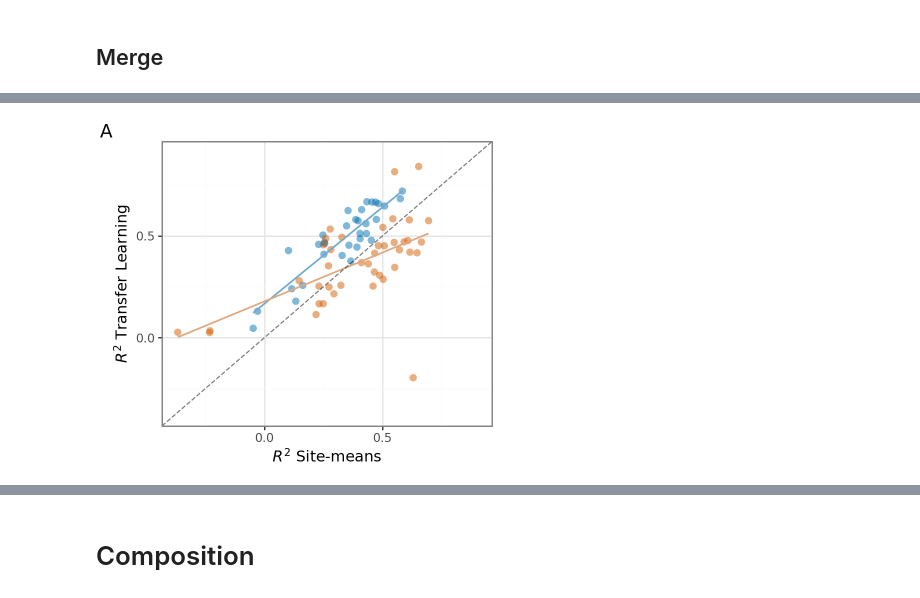
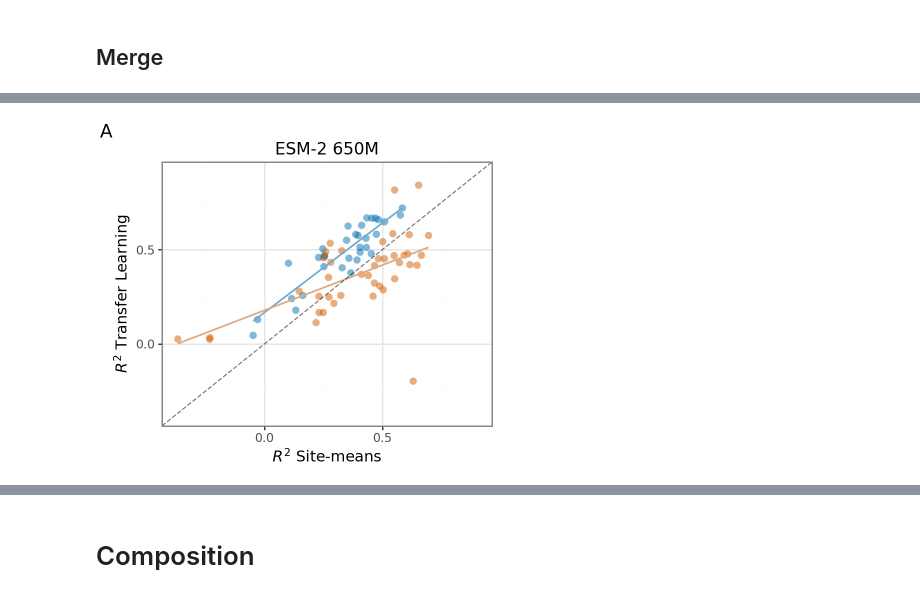
Before and after one commit to ziul-bio/DMS-SiteEffect-PLM, a Jupyter notebook: notebooks/regression.ipynb, the cells around one changed output, grey strips where cells are left out. Cells and saved outputs as stored; diff of their text form; code cells hidden in the pictures.

```diff
--- a/notebooks/regression.ipynb
+++ b/notebooks/regression.ipynb
@@ -409,29 +534,32 @@ res_pivot
 # %%
-#res_pivot.to_csv('../experiments/compiled_results/res_lassoCV_x_AVG.csv')
+#res_pivot.to_csv('../experiments/compiled_results/res_lassoCV_x_AVG_all_models.csv')
+res_pivot = pd.read('../experiments/compiled_results/res_lassoCV_x_AVG_all_models.csv')
 # %%
-p2 = (
+p2a = (
     pln.ggplot(res_pivot, pln.aes(x='R2_AVG', y='R2_ESM2_650M', fill='Source'))
     + pln.scale_fill_manual(values={"viral": "#D55E00", "cellular": "#0072B2"})
     + pln.geom_point(size=3, alpha=0.5, stroke=0)
     + pln.geom_smooth(method='lm', se=False, alpha=1, size=0.7,  mapping=pln.aes(color='Source'))
     + pln.scale_color_manual(values={"viral": "#DEA880", "cellular": "#72AACB"})
     + pln.theme_bw(11)
     + pln.geom_abline(intercept=0, alpha=0.5, linetype='dashed')
     + pln.theme(
         figure_size=(4,3.5),
         legend_position='none',
         legend_text=pln.element_text(size=11),
-        legend_title=pln.element_blank()
+        legend_title=pln.element_blank(),
+        plot_title=pln.element_text(size=12)
     )
     + pln.xlim(-0.37, 0.9)
     + pln.ylim(-0.37, 0.9)
 
     + pln.labs(
+        title= 'ESM-2 650M',
         y="$R^2$ Transfer Learning",
         x="$R^2$ Site-means",
         tag='A'
     )
     )
-p2
+p2a
 # %% [output]
-[figure, old version]
+[figure, new version]
```
Also changed, not shown: parts of 17 cells of this notebook, 4 other files.
